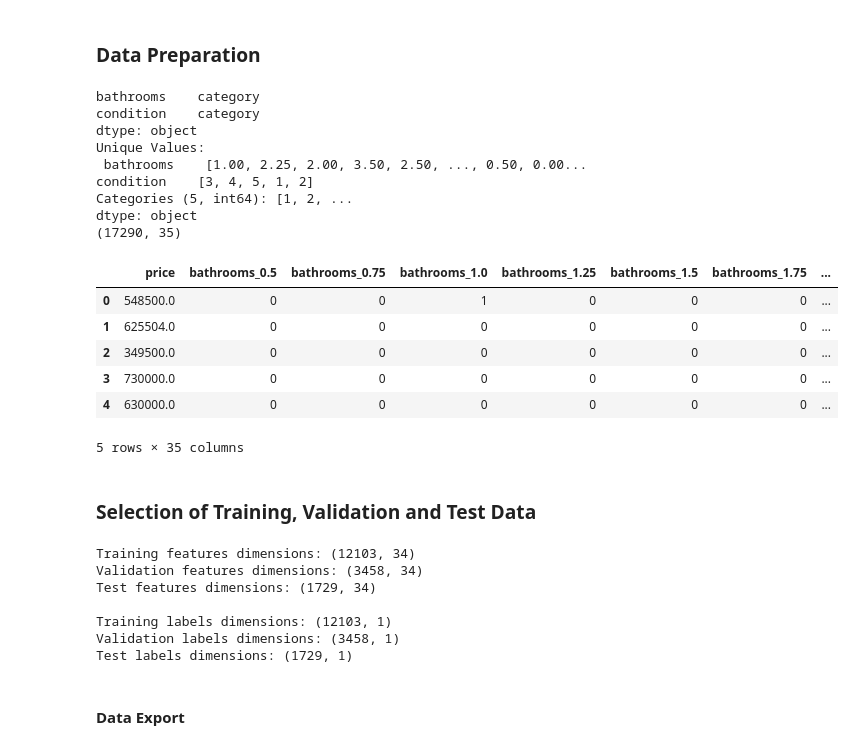
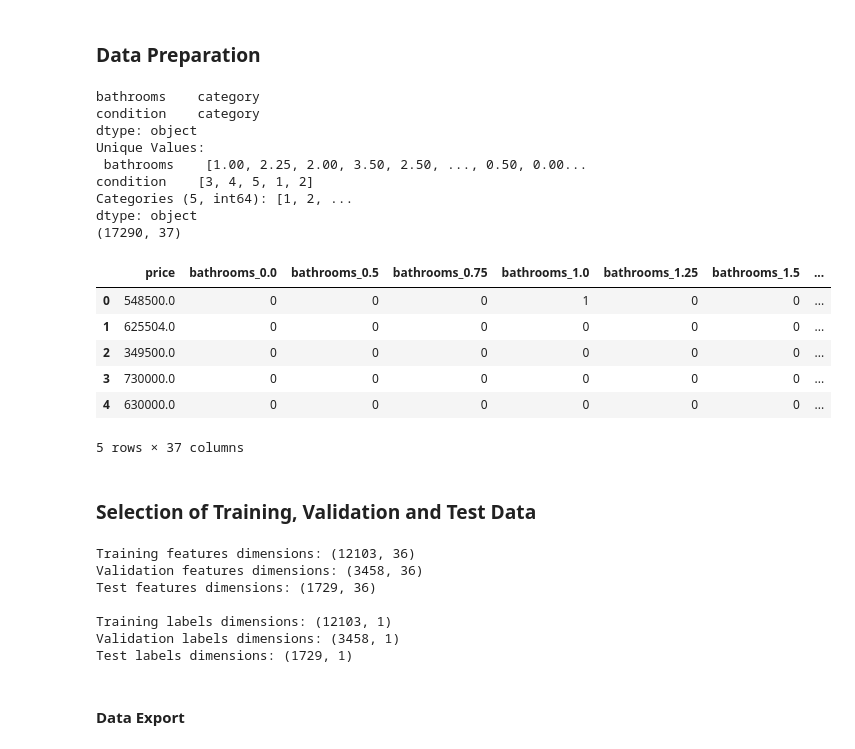
Before and after one commit to opencampus-sh/einfuehrung-in-data-science-und-ml, a Jupyter notebook: Neuronale Netze/neural_net_data_preparation.ipynb, the cells around one changed output. Saved outputs shown, nothing was run; the diff lists cells and outputs as text; code cells hidden in the pictures.

```diff
--- a/Neuronale Netze/neural_net_data_preparation.ipynb
+++ b/Neuronale Netze/neural_net_data_preparation.ipynb
@@ -28,42 +28,42 @@ print(data[categorical_features].dtypes)
 print("Unique Values:\n",data[categorical_features].apply(lambda x: x.unique()))
 
 # Ensure categorical columns are treated as categories
 for col in categorical_features:
     data[col] = data[col].astype('category')
 
 # Encode categorical variables using pd.get_dummies
-features = pd.get_dummies(data[categorical_features], drop_first=True, dtype=int)
+features = pd.get_dummies(data[categorical_features], dtype=int)
 
 # Include any numeric columns that are not categorical
 features['sqft_living15'] = data['sqft_living15']
 
 # Construct the prepared data set including the dependent variable ('label')
 prepared_data = pd.concat([data[['price']], features], axis=1)
 
 # Handle missing values by removing rows with any missing values
 prepared_data = prepared_data.dropna()
 
 # Display the shape of the prepared data set
 print(prepared_data.shape)
 # Display the first few rows of the prepared data set
 prepared_data.head()
 # %% [output]
 bathrooms    category
 condition    category
 dtype: object
 Unique Values:
  bathrooms    [1.00, 2.25, 2.00, 3.50, 2.50, ..., 0.50, 0.00...
 condition    [3, 4, 5, 1, 2]
 Categories (5, int64): [1, 2, ...
 dtype: object
-(17290, 35)
+(17290, 37)
-|  | price | bathrooms_0.5 | bathrooms_0.75 | bathrooms_1.0 | bathrooms_1.25 | bathrooms_1.5 | bathrooms_1.75 | ... |
-| 0 | 548500.0 | 0 | 0 | 1 | 0 | 0 | 0 | ... |
+|  | price | bathrooms_0.0 | bathrooms_0.5 | bathrooms_0.75 | bathrooms_1.0 | bathrooms_1.25 | bathrooms_1.5 | ... |
+| 0 | 548500.0 | 0 | 0 | 0 | 1 | 0 | 0 | ... |
 | 1 | 625504.0 | 0 | 0 | 0 | 0 | 0 | 0 | ... |
 | 2 | 349500.0 | 0 | 0 | 0 | 0 | 0 | 0 | ... |
 | 3 | 730000.0 | 0 | 0 | 0 | 0 | 0 | 0 | ... |
 | 4 | 630000.0 | 0 | 0 | 0 | 0 | 0 | 0 | ... |
-5 rows × 35 columns
+5 rows × 37 columns
 # %% [markdown]
 ### Selection of Training, Validation and Test Data
 # %%
@@ -101,9 +101,9 @@ print("Training labels dimensions:", training_labels.shape)
 print("Validation labels dimensions:", validation_labels.shape)
 print("Test labels dimensions:", test_labels.shape)
 # %% [output]
-Training features dimensions: (12103, 34)
-Validation features dimensions: (3458, 34)
-Test features dimensions: (1729, 34)
+Training features dimensions: (12103, 36)
+Validation features dimensions: (3458, 36)
+Test features dimensions: (1729, 36)
 
 Training labels dimensions: (12103, 1)
 Validation labels dimensions: (3458, 1)
```
Also changed, not shown: 1 other file.
